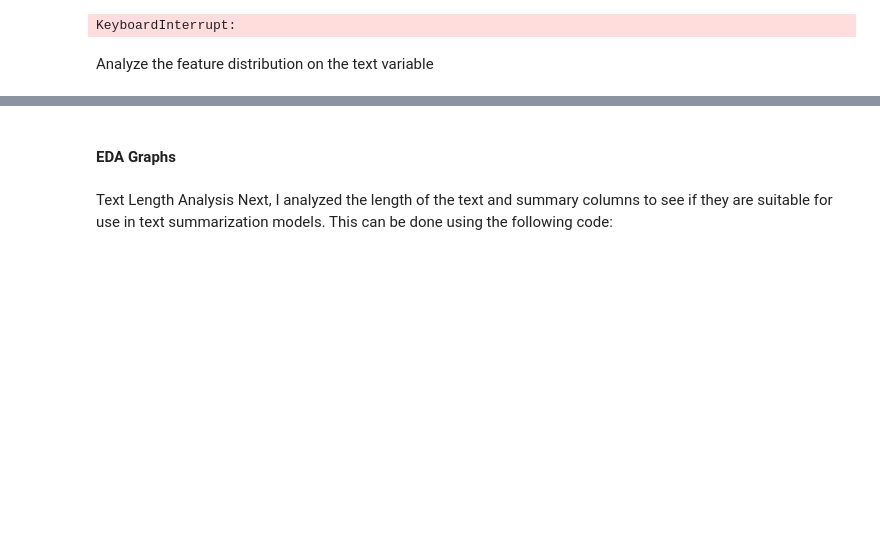
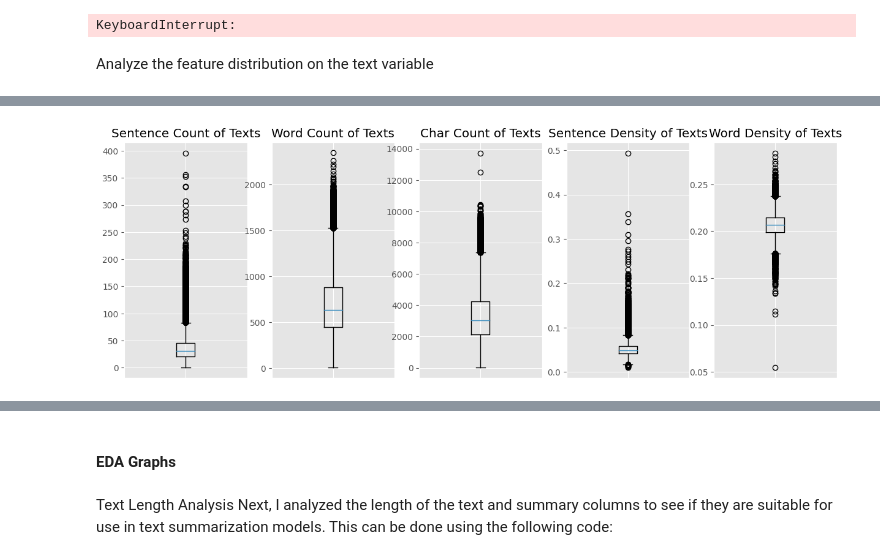
Before and after one commit to Aditya190600/SummaryGen, a Jupyter notebook: notebook/EDA.ipynb, the cells around one changed output, grey strips where cells are left out. Saved outputs shown, nothing was run; the diff lists cells and outputs as text; code cells hidden in the pictures; blank space fills up the shorter version.

```diff
--- a/notebook/EDA.ipynb
+++ b/notebook/EDA.ipynb
@@ -251,4 +248,5 @@ KeyboardInterrupt:
 # %% [markdown]
 Analyze the feature distribution on the text variable
 # %%
-df_CNN[['text_sent_count', 'text_word_count', 'text_char_count', 'text_stopw_count', 'text_punc_count']].describe()
+df_clean = pd.read_csv("addlvar.csv")
+df_clean[['text_sent_count', 'text_word_count', 'text_char_count', 'text_stopw_count', 'text_punc_count']].describe()
@@ -258,0 +267,13 @@ Summarizing:
+# %%
+
+# Create a dictionary to title the columns based on their names
+labels_dict={'sum_word_count': 'Word Count of Summaries','text_word_count': 'Word Count of Texts',
+             'sum_char_count': 'Char Count of Summaries','text_char_count': 'Char Count of Texts',
+             'sum_word_density': 'Word Density of Summaries','text_word_density': 'Word Density of Texts',
+             'sum_punc_count': 'Punctuation Count of Summaries','text_punc_count': 'Punctuation Count of Texts',
+             'text_sent_count': 'Sentence Count of Texts', 'sum_sent_count': 'Sentence Count of Summaries',
+             'text_sent_density': 'Sentence Density of Texts', 'sum_sent_density': 'Sentence Density of Summaries',
+             'text_stopw_count': 'Stopwords Count of Texts', 'sum_stopw_count': 'Stopwords Count of Summaries',
+             'ADJ': 'adjective','ADP': 'adposition', 'ADV': 'adverb','CONJ': 'conjunction',
+             'DET': 'determiner','NOUN': 'noun', 'text_unknown_count': 'Unknown words in Texts',
+             'sum_unknown_count': 'Unknown words in Summaries',}
@@ -258,0 +366,7 @@ Summarizing:
+# %%
+#Set the columns to plot
+plot_vars=np.array([['text_sent_count', 'text_word_count', 'text_char_count','text_sent_density','text_word_density']])
+# Plot the boxplots for the interesting columns
+plot_boxplots(df_clean, plot_vars, labels_dict, figsize=(10,3))
+# %% [output]
+[figure, added]
```
Also changed, not shown: parts of 14 cells of this notebook.
